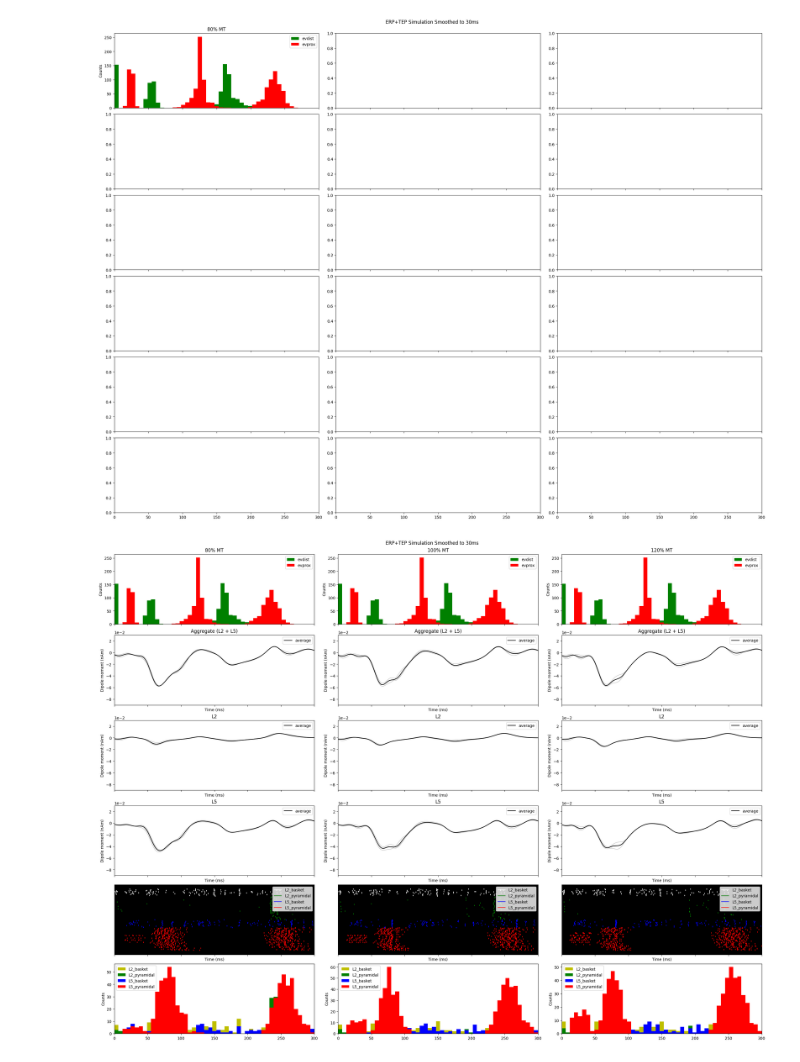
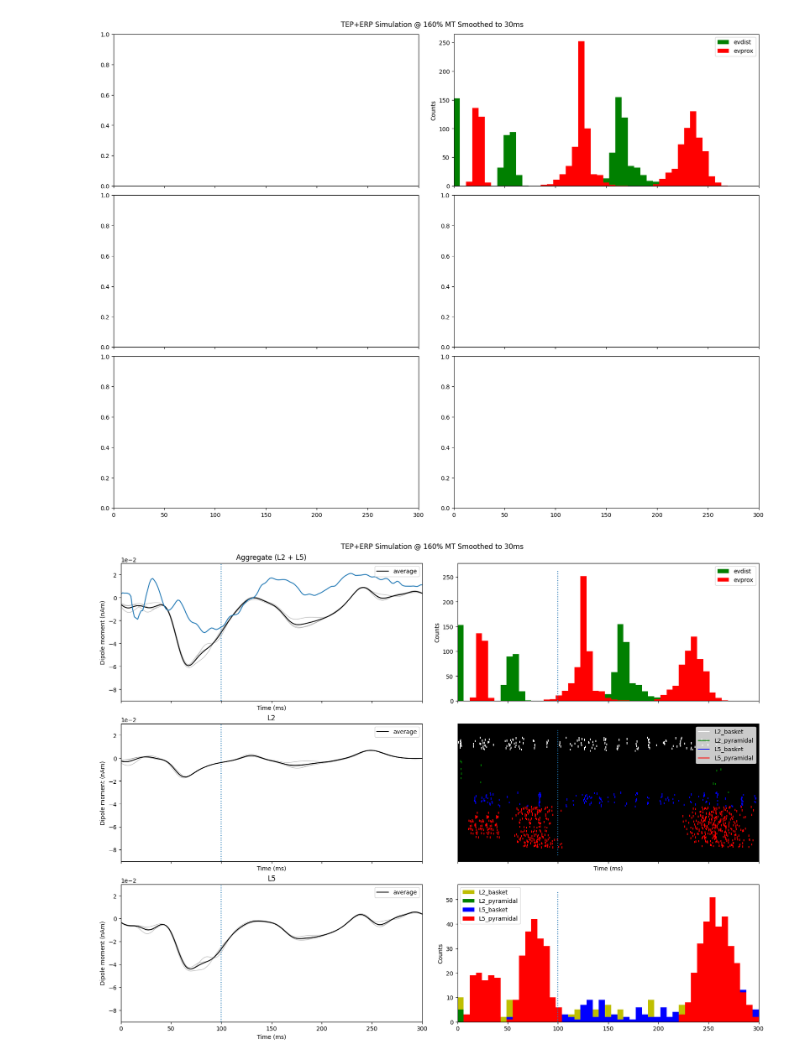
Before and after one commit to xgao35/HNN_TEP, a Jupyter notebook: ERP_TEP.ipynb, the cells around one changed output. Saved outputs shown, nothing was run; the diff lists cells and outputs as text; code cells hidden in the pictures.

```diff
--- a/ERP_TEP.ipynb
+++ b/ERP_TEP.ipynb
@@ -15,14 +36,18 @@ params = read_params(fparams)
+# %%
+df = pd.read_csv('GrandAvgTEPSEP_TMS100_4hnn.txt', sep = ' ')
+
+data = [df['Time'].tolist(), df['Dipole'].tolist()]
 # %%
 tep_evoked = ['dist_1', 'dist_2', 'dist_3', 'prox_1', 'prox_2', 'prox_3']
 erp_evoked = ['dist_4', 'prox_4', 'prox_5']
 
 TMS_intensity_base = 80 # %MT for original data
 # Scaling factors for a range of %MT
-mts = [80, 100, 120]
+mts = [160, 200]
 TMS_intensity_scalars = [mt/TMS_intensity_base for mt in mts]
 print(TMS_intensity_scalars)
 
-params_list = [deepcopy(params), deepcopy(params), deepcopy(params)]
+params_list = [deepcopy(params) for _ in mts]
 
 for par, scalar in zip(params_list, TMS_intensity_scalars):
     for p in par.keys():
@@ -68,33 +110,39 @@ def show_figure(fig):
 # %%
 window_len = 30 # ms
 scaling_factor = 1#3000
 dpls_list_smoothed = deepcopy(dpls_list)
 for dpls in dpls_list_smoothed:
     for dpl in dpls:
         dpl.smooth(window_len).scale(scaling_factor)
 
-fig, axes = plt.subplots(6, 3, sharex=True, figsize=(24, 18), constrained_layout=True)
-fig.suptitle('ERP+TEP Simulation Smoothed to 30ms')
-
 for i in range(len(nets)):
     dpls = dpls_list_smoothed[i]
     ylim = [-9e-2, 3e-2]
 
-    axes[0][i].set_title(f'{mts[i]}% MT')
-    nets[i].cell_response.plot_spikes_hist(ax=axes[0][i], spike_types=['evprox', 'evdist'], trial_idx=0)
+    fig, axes = plt.subplots(3, 2, sharex=True, figsize=(16, 12), constrained_layout=True)
+    fig.suptitle(f'TEP+ERP Simulation @ {mts[i]}% MT Smoothed to 30ms')
+
+    nets[i].cell_response.plot_spikes_hist(ax=axes[0][1], spike_types=['evprox', 'evdist'], trial_idx=0)
+    axes[0][1].vlines(x=100, linestyle=':', ymin=axes[0][1].get_ylim()[0], ymax=axes[0][1].get_ylim()[1])
     dpls_copy = deepcopy(dpls)
-    plot_dipole(dpls_copy, ax=axes[1][i], layer='agg', show=False, average=True)
-    axes[1][i].set_ylim(ylim)
+    plot_dipole(dpls_copy, ax=axes[0][0], layer='agg', show=False, average=True)
+    axes[0][0].plot(data[0], np.array(data[1])*5)
+    axes[0][0].set_ylim(ylim)
+    axes[0][0].vlines(x=100, linestyle=':', ymin=axes[0][0].get_ylim()[0], ymax=axes[0][0].get_ylim()[1])
     dpls_copy = deepcopy(dpls)
-    plot_dipole(dpls_copy, ax=axes[2][i], layer='L2', show=False, average=True)
-    axes[2][i].set_ylim(ylim)
+    plot_dipole(dpls_copy, ax=axes[1][0], layer='L2', show=False, average=True)
+    axes[1][0].set_ylim(ylim)
+    axes[1][0].vlines(x=100, linestyle=':', ymin=axes[1][0].get_ylim()[0], ymax=axes[1][0].get_ylim()[1])
     dpls_copy = deepcopy(dpls)
-    plot_dipole(dpls_copy, ax=axes[3][i], layer='L5', show=False, average=True)
-    axes[3][i].set_ylim(ylim)
-    nets[i].cell_response.plot_spikes_raster(ax=axes[4][i], trial_idx=0)
-    nets[i].cell_response.plot_spikes_hist(ax=axes[5][i], spike_types=['L5_pyramidal', 'L2_pyramidal', 'L5_basket', 'L2_basket', ], trial_idx=0)
+    plot_dipole(dpls_copy, ax=axes[2][0], layer='L5', show=False, average=True)
+    axes[2][0].set_ylim(ylim)
+    axes[2][0].vlines(x=100, linestyle=':', ymin=axes[2][0].get_ylim()[0], ymax=axes[2][0].get_ylim()[1])
+    nets[i].cell_response.plot_spikes_raster(ax=axes[1][1], trial_idx=0)
+    axes[1][1].vlines(x=100, linestyle=':', ymin=axes[1][1].get_ylim()[0], ymax=axes[1][1].get_ylim()[1])
+    nets[i].cell_response.plot_spikes_hist(ax=axes[2][1], spike_types=['L5_pyramidal', 'L2_pyramidal', 'L5_basket', 'L2_basket', ], trial_idx=0)
+    axes[2][1].vlines(x=100, linestyle=':', ymin=axes[2][1].get_ylim()[0], ymax=axes[2][1].get_ylim()[1])
 
-show_figure(fig)
+    show_figure(fig)
 # %% [output]
-[figure, old version]
+[figure, new version]
-[figure, old version]
+[figure, new version]
```
Also changed, not shown: parts of 10 cells of this notebook, 7 other files.
